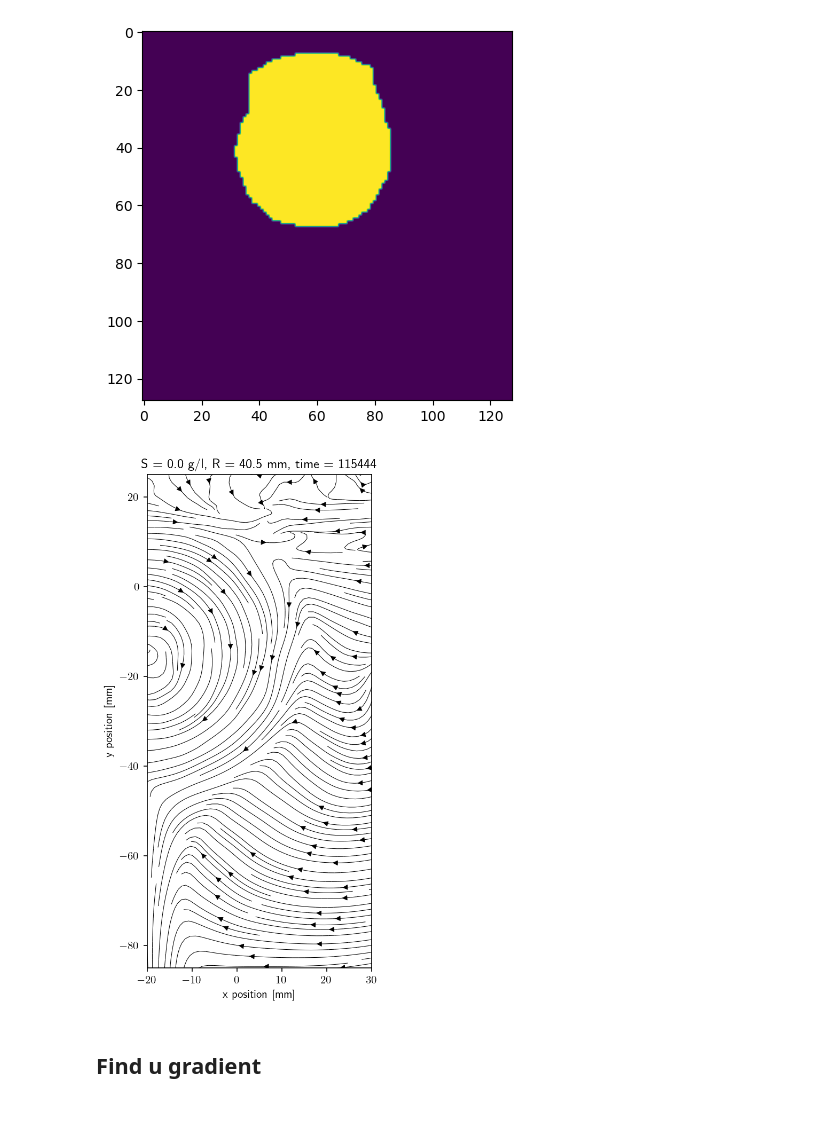
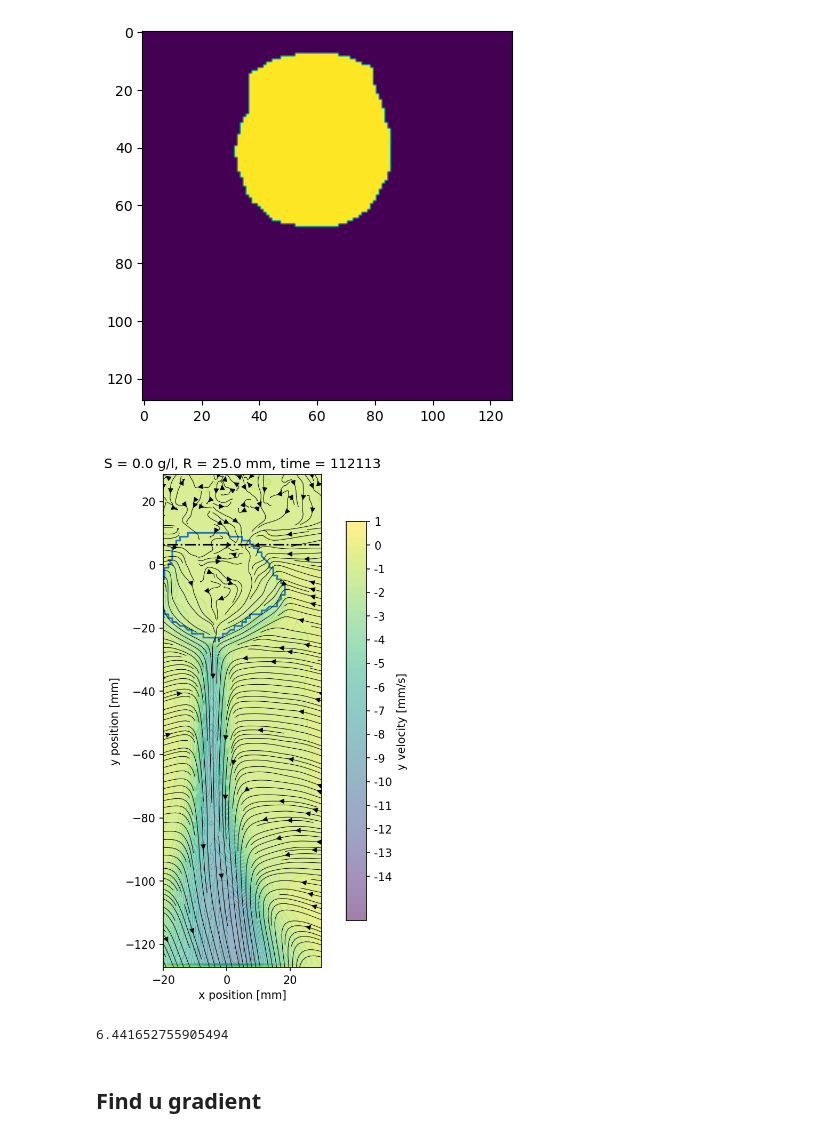
Before and after one commit to ebellincioni/floatingIce, a Jupyter notebook: 2024-05-09_PIV.ipynb, the cells around one changed output. Saved outputs shown, nothing was run; the diff lists cells and outputs as text; code cells hidden in the pictures.

```diff
--- a/2024-05-09_PIV.ipynb
+++ b/2024-05-09_PIV.ipynb
@@ -18,7 +21,7 @@ im = plt.imshow(mask)
 [figure]
 # %%
 pivDirectory = '/Users/edoardo/Library/CloudStorage/OneDrive-UniversityofTwente/floating/2023-12-06/'
-chosen_salt,chosen_radius,chosen_time = 0.,0.0405,'115444'
+chosen_salt,chosen_radius,chosen_time = 0.,0.025,'112113'
 
 it=-1
 folders = []
@@ -40,38 +43,49 @@ for folder in folders:
         break
     # if it==4:break
 
+for ic,contourPATH in enumerate(glob.glob(folder+'/*.csv')):
+    contour = np.genfromtxt(contourPATH,dtype='float',delimiter=',')
+    if contour.shape[1]!=2: contour = contour.T
+
 x,y,u,v = pivData
 # u = np.ma.array(u, mask=mask) # ONLY IF MASK EXISTS
 side = np.sqrt(x.shape[0]).astype(int)
 
 
 # regularly spaced grid spanning the domain of x and y
 xi = np.linspace(x.min(), x.max(), side)
 yi = np.linspace(y.min(), y.max(), side)
 X,Y = np.meshgrid(xi,yi)
 
 ui = np.reshape(u,(side,side))[::-1,:]
 vi = np.reshape(v,(side,side))[::-1,:]
 
 plt.figure(figsize=(8,8),dpi=150)
-# im = plt.contourf(X,Y,vi,levels=np.linspace(-16e-3,2e-3,50),alpha=.5)
-# cbar = plt.colorbar(im,label='y velocity [mm/s]',shrink=0.81,ticks=np.linspace(-14e-3,2e-3,16),alpha=0.2)
-# cbar.ax.set_yticklabels(np.around(np.arange(-14,2,1),2))
+pc = contour/1024*128 # plot contour
+plt.plot(xi[pc[:,0].astype(int)],yi[-pc[:,1].astype(int)])
+plt.hlines(yi[(findWL(-pc)).astype(int)],-30,30,colors='k',linestyles='-.',label='water level')
+im = plt.contourf(X,Y,vi,levels=np.linspace(-16e-3,2e-3,50),alpha=.5)
+cbar = plt.colorbar(im,label='y velocity [mm/s]',shrink=0.81,ticks=np.linspace(-14e-3,2e-3,16),alpha=0.2)
+cbar.ax.set_yticklabels(np.around(np.arange(-14,2,1),2))
 plt.streamplot(X,Y,ui,vi,color='black',linewidth=.5,density=4)
 # plt.imshow(PIV_img,extent=(xi[0],xi[-1],yi[0],yi[-1]),vmax=0.4*PIV_img.max(),cmap='Greys_r') # ONLY FOR MASK
 # plt.hlines(9.5,-20,60,colors='tab:blue')
 # plt.hlines(3,-20,60,colors='tab:orange')
 plt.xlabel('x position [mm]')
 plt.ylabel('y position [mm]')
 plt.gca().set_aspect('equal')
 plt.title(f'S = {exp_sal} g/l, R = {exp_radius*1e3} mm, time = {time}')
 plt.xlim(-20,30)
-plt.ylim(-85,25)
+# plt.ylim(-85,25)
 # plt.savefig(pivDirectory+f'analysis_S10_81mm/{time}.png',format='png',bbox_inches='tight')
 plt.show()
 del pivData
 # %% [output]
-[figure, old version]
+[figure, new version]
+# %%
+yi[(findWL(-pc)).astype(int)]
+# %% [output]
+6.441652755905494
 # %% [markdown]
 ## Find u gradient
 # %%
```
Also changed, not shown: parts of 2 cells of this notebook, 2 other files.
